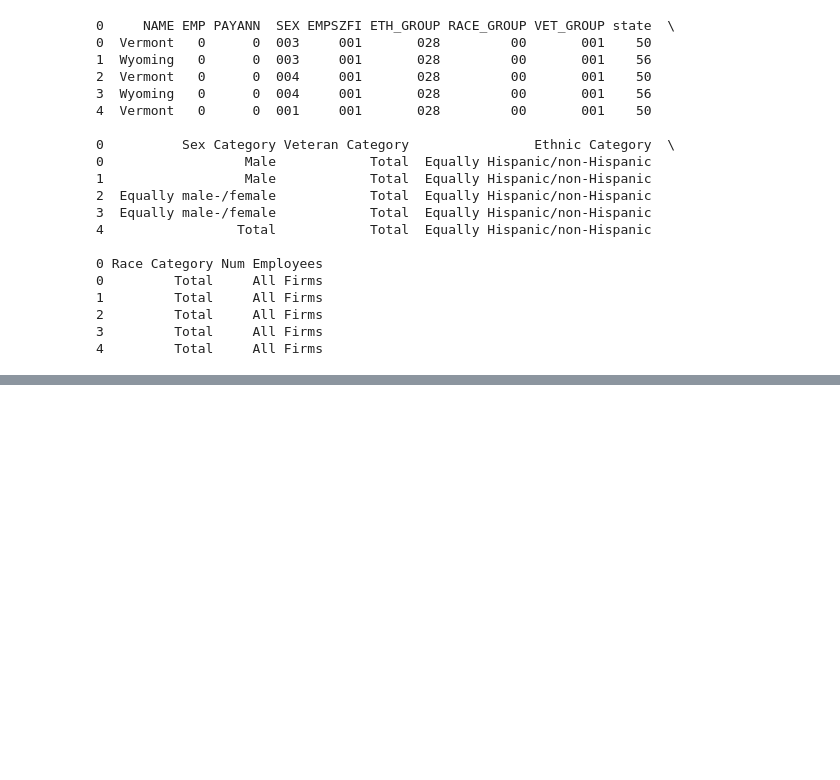
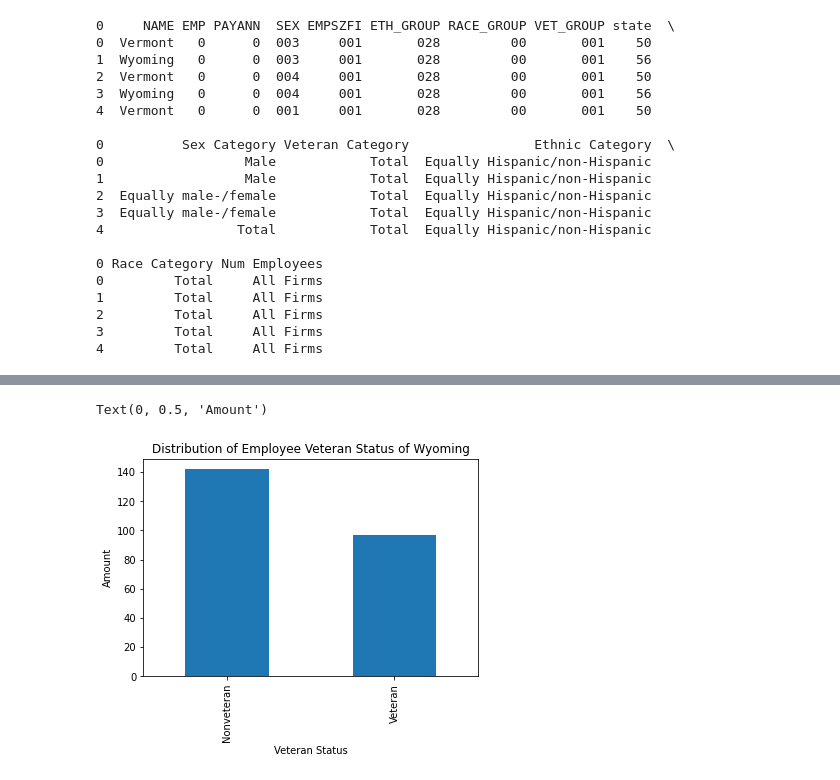
Before and after one commit to ryan-shell/VisualizationsAssessment, a Jupyter notebook: VisualizationsCode.ipynb, the cells around one changed output, grey strips where cells are left out. Cells and saved outputs as stored; diff of their text form; code cells hidden in the pictures; blank space fills up the shorter version.

```diff
--- a/VisualizationsCode.ipynb
+++ b/VisualizationsCode.ipynb
@@ -94,0 +144,8 @@ print(dfMerged.head(5))
+# %%
+vetGraphWY = dfMergedVetWY["Veteran Category"].value_counts()
+axVetWY = vetGraphWY.plot(title = "Distribution of Employee Veteran Status of Wyoming", kind = "bar")
+axVetWY.set_xlabel('Veteran Status')
+axVetWY.set_ylabel('Amount')
+# %% [output]
+Text(0, 0.5, 'Amount')
+[figure, added]
```
Also changed, not shown: parts of 6 cells of this notebook.
